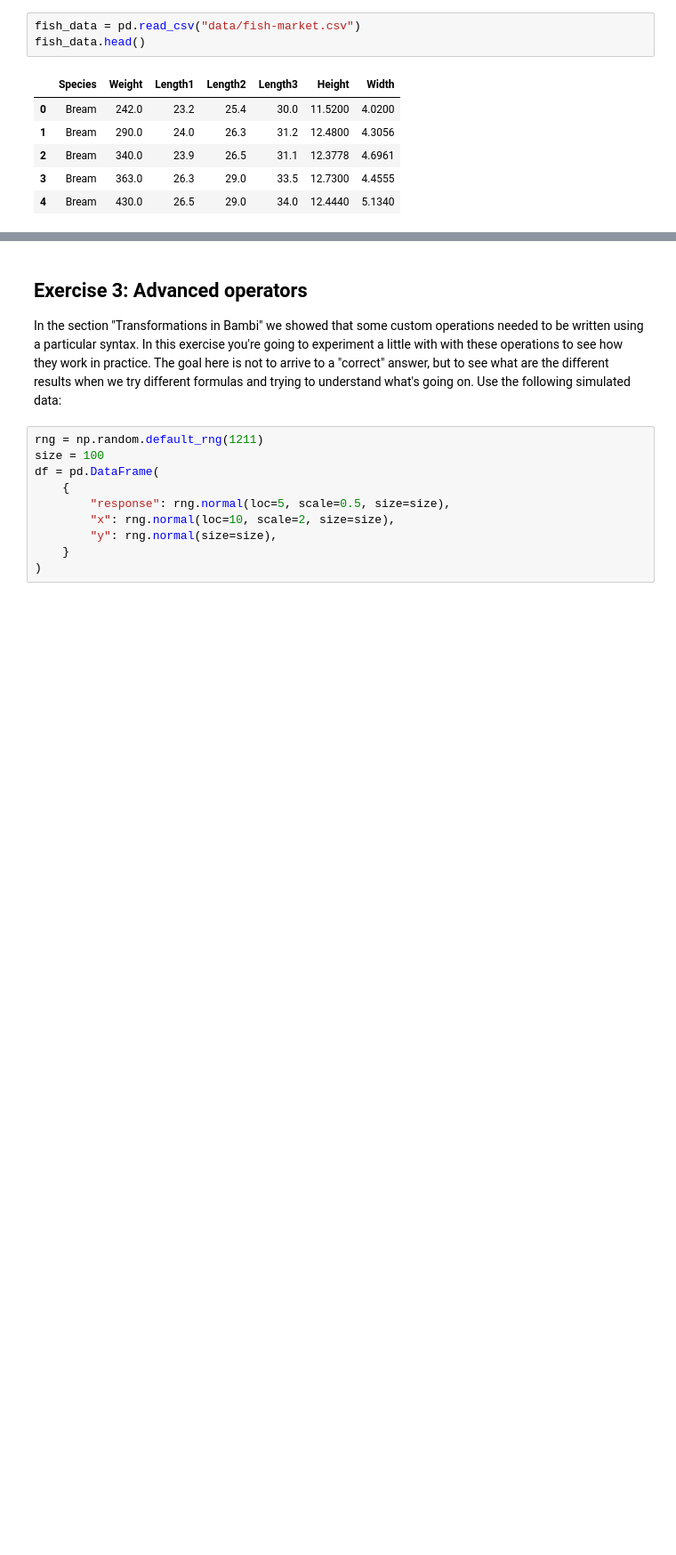
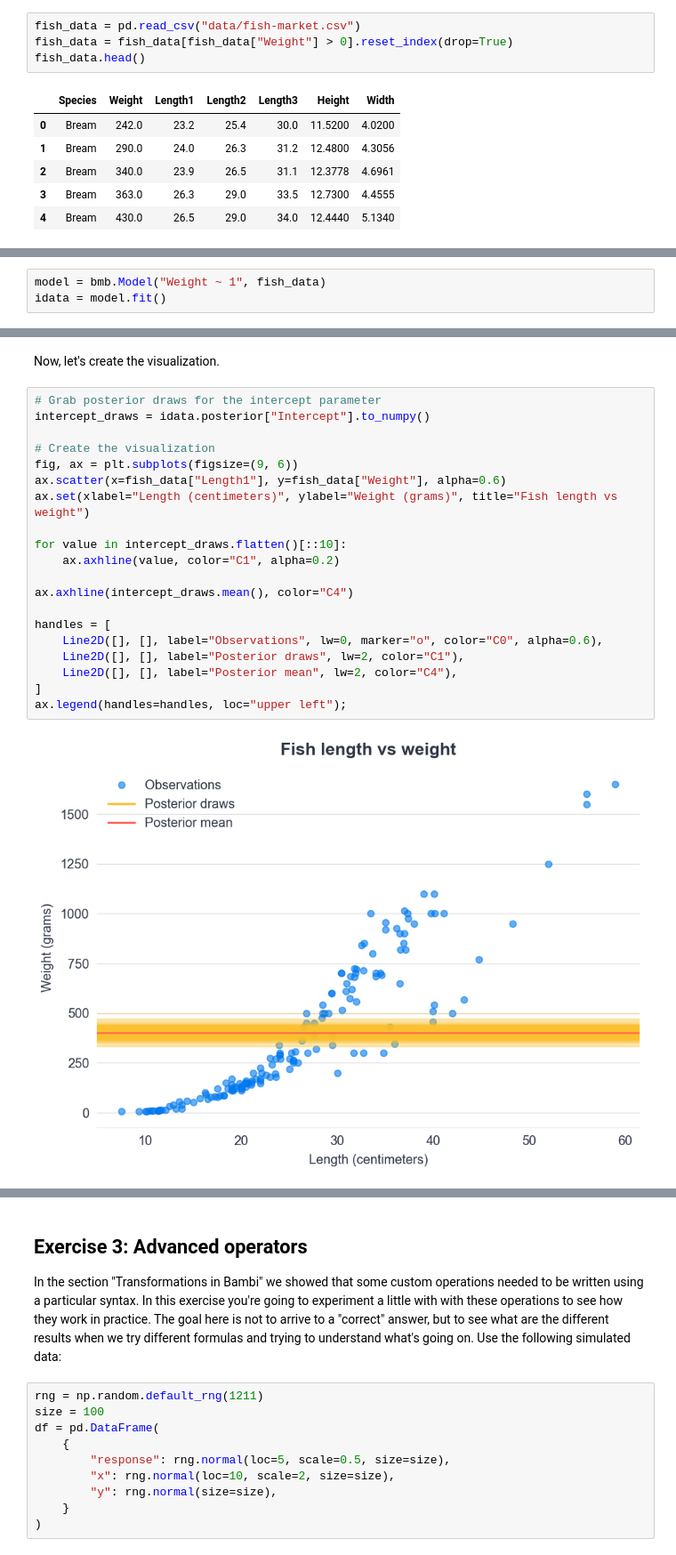
Before and after one commit to tomicapretto/etc, a Jupyter notebook: lessons/03_BambiDeepDive/Bambi_Deep_Dive_Exercises_Solutions.ipynb, the cells around one changed output, grey strips where cells are left out. Shown at 89% size. Saved outputs shown, nothing was run; the diff lists cells and outputs as text; blank space fills up the shorter version.

````diff
--- a/lessons/03_BambiDeepDive/Bambi_Deep_Dive_Exercises_Solutions.ipynb
+++ b/lessons/03_BambiDeepDive/Bambi_Deep_Dive_Exercises_Solutions.ipynb
@@ -50,6 +54,7 @@ ax.legend(handles=handles, loc="upper left")
 ```
 # %%
 fish_data = pd.read_csv("data/fish-market.csv")
+fish_data = fish_data[fish_data["Weight"] > 0].reset_index(drop=True)
 fish_data.head()
 # %% [output]
 |  | Species | Weight | Length1 | Length2 | Length3 | Height | Width |
@@ -60,0 +70,3 @@ fish_data.head()
+# %%
+model = bmb.Model("Weight ~ 1", fish_data)
+idata = model.fit()
@@ -60,0 +80,24 @@ fish_data.head()
+# %% [markdown]
+Now, let's create the visualization.
+# %%
+# Grab posterior draws for the intercept parameter
+intercept_draws = idata.posterior["Intercept"].to_numpy()
+
+# Create the visualization
+fig, ax = plt.subplots(figsize=(9, 6))
+ax.scatter(x=fish_data["Length1"], y=fish_data["Weight"], alpha=0.6)
+ax.set(xlabel="Length (centimeters)", ylabel="Weight (grams)", title="Fish length vs weight")
+
+for value in intercept_draws.flatten()[::10]:
+    ax.axhline(value, color="C1", alpha=0.2)
+
+ax.axhline(intercept_draws.mean(), color="C4")
+
+handles = [
+    Line2D([], [], label="Observations", lw=0, marker="o", color="C0", alpha=0.6),
+    Line2D([], [], label="Posterior draws", lw=2, color="C1"),
+    Line2D([], [], label="Posterior mean", lw=2, color="C4"),
+]
+ax.legend(handles=handles, loc="upper left");
+# %% [output]
+[figure, added]
````
Also changed, not shown: parts of 122 cells of this notebook, 1 other file.
